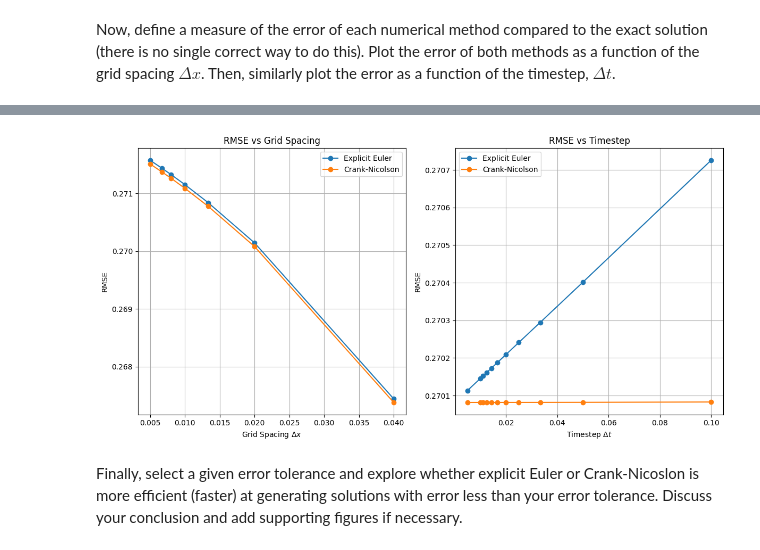
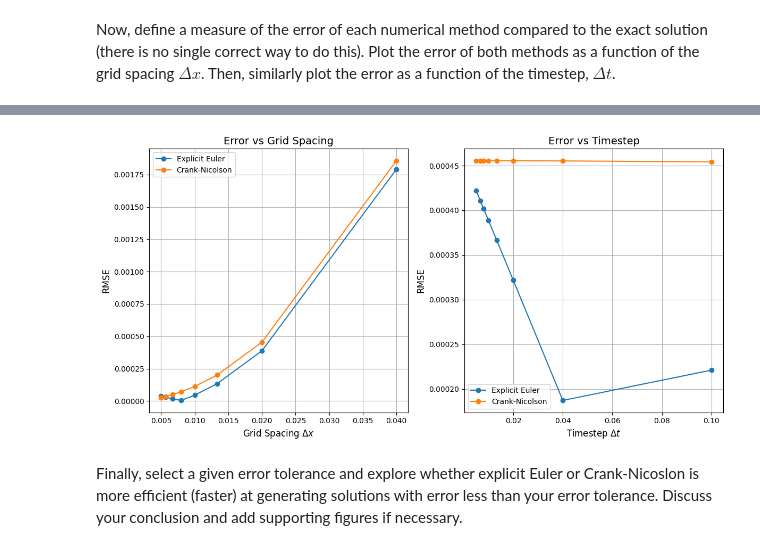
Before and after one commit to Zero-Rae/QCES123, a Jupyter notebook: Project1_numerical_methods.ipynb, the cells around one changed output, grey strips where cells are left out. Drawn from its saved outputs; the diff is of its cells as text; code cells hidden in the pictures.

```diff
--- a/Project1_numerical_methods.ipynb
+++ b/Project1_numerical_methods.ipynb
@@ -181,8 +181,9 @@ Analyzing stability by assuming the solution at each timestep is a sum of Fourie
 #@title #Plots
 kappa_values = [0.1, 0.01, 0.001]
 Nx_values = [100, 200, 500]
+Nt = 1000
 
-t_start, t_end, Nt = 0, 10, 1000
+t_start, t_end, Nt = 10, 20, 1000
 x_start, x_end = -1, 1
 
 # Create a figure with 3 rows (one for each Nx) and 6 columns (each row has 3 pairs of subplots, each pair shows EE and CN results for a given kappa).
@@ -296,69 +296,60 @@ DISCUSS DEFINITION OF ERROR
 # %%
-# Define RMSE with explicit Nx
-def compute_rmse(numerical_solution, exact_solution, Nx):
+# Define RMSE function
+def compute_rmse(numerical_solution, exact_solution):
+    Nx = len(numerical_solution)
     return np.sqrt(np.sum((numerical_solution - exact_solution) ** 2) / Nx)
 
-# Parameters for testing
+# Parameters
 kappa = 0.001  # Diffusivity
-t_start, t_end = 0, 10  # Time range
-x_start, x_end = -1, 1  # Spatial domain
+t_start = 10
+t_end = 20
 
-# Initialize grid spacings and timesteps
-Nx_values = [50, 100, 150, 200, 250, 300, 400]
-Nt_values = [100, 200, 300, 400, 500, 600, 700, 800, 900, 1000, 2000]
-
-# Initialize error storage
+# Error as a function of Δx (grid spacing)
+Nx_values = [50, 100, 150, 200, 250, 300, 350, 400]  # Different grid resolutions
 errors_EE_dx = []
 errors_CN_dx = []
+
+for Nx in Nx_values:
+    x = np.linspace(-1, 1, Nx)
+    t = np.linspace(t_start, t_end, 1000)
+    c_exact = set_ics(x, kappa, t_end)
+    c_EE = EE(x, t, kappa)[:, -1]
+    c_CN = CN(x, t, kappa)[:, -1]
+    errors_EE_dx.append(compute_rmse(c_EE, c_exact))
+    errors_CN_dx.append(compute_rmse(c_CN, c_exact))
+
+# Error as a function of Δt (timestep)
+Nt_values = [100, 250, 500, 750, 1000, 1250, 1500, 2000]  # Different time resolutions
 errors_EE_dt = []
 errors_CN_dt = []
 
-# Error as a function of Δx
-for Nx in Nx_values:
-    x = np.linspace(x_start, x_end, Nx)
-    t = np.linspace(t_start, t_end, 1000)  # Fixed timestep for this test
+for Nt in Nt_values:
+    x = np.linspace(-1, 1, 100)  # Fixed spatial resolution
+    t = np.linspace(t_start, t_end, Nt)  # Temporal grid
+    c_exact = set_ics(x, kappa, t_end)  # Exact solution
+    c_EE = EE(x, t, kappa)[:, -1]  # Explicit Euler
+    c_CN = CN(x, t, kappa)[:, -1]  # Crank-Nicolson
+    errors_EE_dt.append(compute_rmse(c_EE, c_exact))
+    errors_CN_dt.append(compute_rmse(c_CN, c_exact))
 
-    # Compute solutions
-    c_EE = EE(x, t, kappa)[:, -1]  # Last time step
-    c_CN = CN(x, t, kappa)[:, -1]  # Last time step
-    c_exact = exact_solution(x, kappa, t_end)
-
-    # Compute RMSE with explicit Nx
-    errors_EE_dx.append(compute_rmse(c_EE, c_exact, Nx))
-    errors_CN_dx.append(compute_rmse(c_CN, c_exact, Nx))
-
-# Error as a function of Δt
-for Nt in Nt_values:
-    x = np.linspace(x_start, x_end, 100)  # Fixed grid spacing for this test
-    t = np.linspace(t_start, t_end, Nt)
-
-    # Compute solutions
-    c_EE = EE(x, t, kappa)[:, -1]  # Last time step
-    c_CN = CN(x, t, kappa)[:, -1]  # Last time step
-    c_exact = exact_solution(x, kappa, t_end)
-
-    # Compute RMSE with explicit Nx
-    errors_EE_dt.append(compute_rmse(c_EE, c_exact, len(x)))
-    errors_CN_dt.append(compute_rmse(c_CN, c_exact, len(x)))
-
-# Plotting error vs grid spacing (Δx)
+# Plot RMSE vs Δx (grid spacing)
 plt.figure(figsize=(12, 6))
 plt.subplot(1, 2, 1)
-plt.plot([x_end - x_start] / np.array(Nx_values), errors_EE_dx, 'o-', label='Explicit Euler')
-plt.plot([x_end - x_start] / np.array(Nx_values), errors_CN_dx, 'o-', label='Crank-Nicolson')
-plt.xlabel(r'Grid Spacing $\Delta x$')
-plt.ylabel('RMSE')
-plt.title('RMSE vs Grid Spacing')
+plt.plot((2 / np.array(Nx_values)), errors_EE_dx, label='Explicit Euler', marker='o')
+plt.plot((2 / np.array(Nx_values)), errors_CN_dx, label='Crank-Nicolson', marker='o')
+plt.xlabel(r'Grid Spacing $\Delta x$', fontsize=12)
+plt.ylabel('RMSE', fontsize=12)
+plt.title('Error vs Grid Spacing', fontsize=14)
 plt.legend()
 plt.grid()
 
-# Plotting error vs timestep (Δt)
+# Plot RMSE vs Δt (timestep)
 plt.subplot(1, 2, 2)
-plt.plot((t_end - t_start) / np.array(Nt_values), errors_EE_dt, 'o-', label='Explicit Euler')
-plt.plot((t_end - t_start) / np.array(Nt_values), errors_CN_dt, 'o-', label='Crank-Nicolson')
-plt.xlabel(r'Timestep $\Delta t$')
-plt.ylabel('RMSE')
-plt.title('RMSE vs Timestep')
+plt.plot((t_end - t_start) / np.array(Nt_values), errors_EE_dt, label='Explicit Euler', marker='o')
+plt.plot((t_end - t_start) / np.array(Nt_values), errors_CN_dt, label='Crank-Nicolson', marker='o')
+plt.xlabel(r'Timestep $\Delta t$', fontsize=12)
+plt.ylabel('RMSE', fontsize=12)
+plt.title('Error vs Timestep', fontsize=14)
 plt.legend()
 plt.grid()
 
@@ -368,4 +376,4 @@ plt.show()
-[figure, old version]
+[figure, new version]
 # %% [markdown]
 Finally, select a given error tolerance and explore whether explicit Euler or Crank-Nicoslon is more efficient (faster) at generating solutions with error less than your error tolerance. Discuss your conclusion and add supporting figures if necessary.
 # %% [markdown]
```
Also changed, not shown: parts of 6 cells of this notebook.
